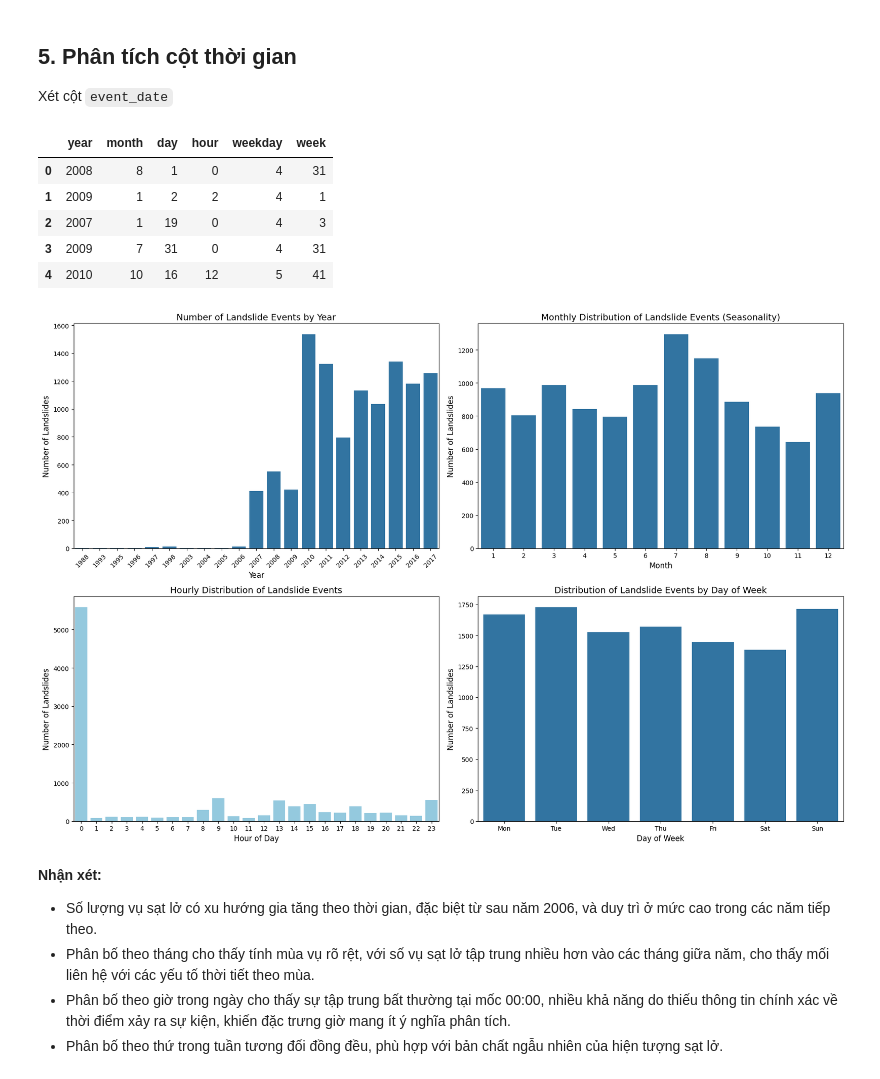
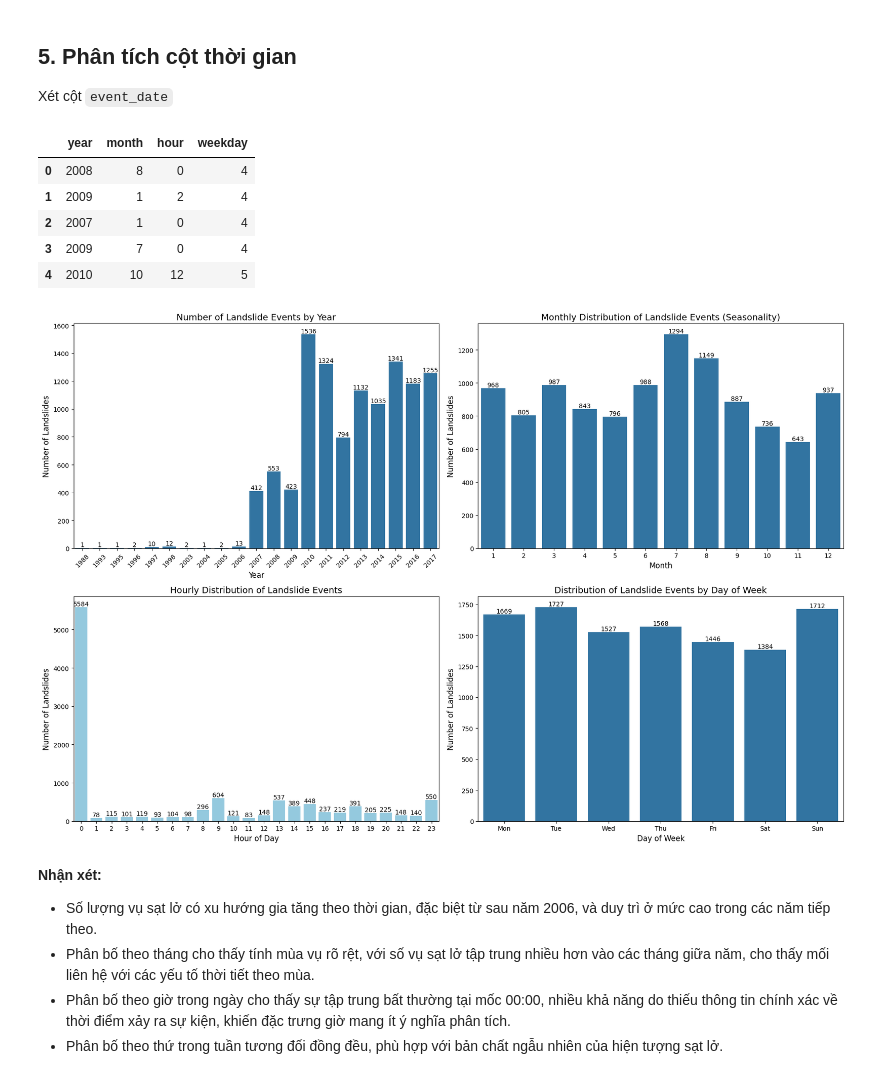
Before and after one commit to tientien01/Global-Landslide-Catalog-NASA-Analysis, a Jupyter notebook: notebook/02_data_exploration.ipynb, the cells around one changed output. Cells and saved outputs as stored; diff of their text form; code cells hidden in the pictures.

```diff
--- a/notebook/02_data_exploration.ipynb
+++ b/notebook/02_data_exploration.ipynb
@@ -561,7 +561,7 @@ Insight: Theo quy luật tự nhiên, sạt lở nhỏ thường xảy ra nhiề
 # --- 6. country_name ---
 plt.figure(figsize=(16, 8))
 
-sns.countplot(
+ax = sns.countplot(
     x='country_name',
     data=df,
     order=df['country_name'].value_counts().head(10).index,
@@ -570,7 +570,9 @@ sns.countplot(
 plt.title('Top 10 Countries by Number of Landslides', fontsize=14)
 plt.xlabel('Country Name', fontsize=12)
 plt.ylabel('Number of Landslides', fontsize=12)
-
+for p in ax.patches:
+    ax.annotate(int(p.get_height()), (p.get_x() + p.get_width()/2., p.get_height()),
+                ha='center', va='bottom', fontsize=10)
 
 plt.show()
 # %% [output]
@@ -673,19 +675,17 @@ df_time = pd.DataFrame()
 
 df_time['year'] = df['event_date'].dt.year
 df_time['month'] = df['event_date'].dt.month
-df_time['day'] = df['event_date'].dt.day
 df_time['hour'] = df['event_date'].dt.hour
 df_time['weekday'] = df['event_date'].dt.dayofweek    # 0 = Monday
-df_time['week'] = df['event_date'].dt.isocalendar().week.astype(int)
 
 df_time.head()
 # %% [output]
-|  | year | month | day | hour | weekday | week |
-| 0 | 2008 | 8 | 1 | 0 | 4 | 31 |
-| 1 | 2009 | 1 | 2 | 2 | 4 | 1 |
-| 2 | 2007 | 1 | 19 | 0 | 4 | 3 |
-| 3 | 2009 | 7 | 31 | 0 | 4 | 31 |
-| 4 | 2010 | 10 | 16 | 12 | 5 | 41 |
+|  | year | month | hour | weekday |
+| 0 | 2008 | 8 | 0 | 4 |
+| 1 | 2009 | 1 | 2 | 4 |
+| 2 | 2007 | 1 | 0 | 4 |
+| 3 | 2009 | 7 | 0 | 4 |
+| 4 | 2010 | 10 | 12 | 5 |
 # %%
 # Thiết lập kích thước
 fig, axes = plt.subplots(2, 2, figsize=(18, 12))
@@ -695,34 +695,46 @@ sns.countplot(data=df_time, x='year', ax=axes[0, 0])
 axes[0, 0].set_title('Number of Landslide Events by Year', fontsize=14)
 axes[0, 0].set_xlabel('Year', fontsize=12)
 axes[0, 0].set_ylabel('Number of Landslides', fontsize=12)
 axes[0, 0].tick_params(axis='x', rotation=45)
+for p in axes[0, 0].patches:
+    axes[0, 0].annotate(int(p.get_height()), (p.get_x() + p.get_width()/2., p.get_height()),
+                ha='center', va='bottom', fontsize=10)
 
 # 2. Tính mùa vụ theo Tháng (Seasonality)
 sns.countplot(data=df_time, x='month', ax=axes[0, 1])
 axes[0, 1].set_title('Monthly Distribution of Landslide Events (Seasonality)', fontsize=14)
 axes[0, 1].set_xlabel('Month', fontsize=12)
 axes[0, 1].set_ylabel('Number of Landslides', fontsize=12)
+for p in axes[0, 1].patches:
+    axes[0, 1].annotate(int(p.get_height()), (p.get_x() + p.get_width()/2., p.get_height()),
+                ha='center', va='bottom', fontsize=10)
 
 # 3. Phân bố theo Giờ (Hourly)
 sns.countplot(data=df_time, x='hour', ax=axes[1, 0], color='skyblue', order=range(0,24))
 axes[1, 0].set_title('Hourly Distribution of Landslide Events', fontsize=14)
 axes[1, 0].set_xlabel('Hour of Day', fontsize=12)
 axes[1, 0].set_ylabel('Number of Landslides', fontsize=12)
+for p in axes[1, 0].patches:
+    axes[1, 0].annotate(int(p.get_height()), (p.get_x() + p.get_width()/2., p.get_height()),
+                ha='center', va='bottom', fontsize=10)
 
 # 4. Kiểm tra thiên kiến ngày trong tuần (Weekday Bias)
 # Map 0->Mon, 6->Sun cho dễ nhìn
 weekday_map = {0:'Mon', 1:'Tue', 2:'Wed', 3:'Thu', 4:'Fri', 5:'Sat', 6:'Sun'}
 df_viz = df_time.copy()
 df_viz['weekday_name'] = df_viz['weekday'].map(weekday_map)
 sns.countplot(data=df_viz, x='weekday_name', ax=axes[1, 1], order=['Mon','Tue','Wed','Thu','Fri','Sat','Sun'])
 axes[1, 1].set_title('Distribution of Landslide Events by Day of Week', fontsize=14)
 axes[1, 1].set_xlabel('Day of Week', fontsize=12)
 axes[1, 1].set_ylabel('Number of Landslides', fontsize=12)
+for p in axes[1, 1].patches:
+    axes[1, 1].annotate(int(p.get_height()), (p.get_x() + p.get_width()/2., p.get_height()),
+                ha='center', va='bottom', fontsize=10)
 
 plt.tight_layout()
 plt.show()
 # %% [output]
-[figure, old version]
+[figure, new version]
 # %% [markdown]
 **Nhận xét:**
 - Số lượng vụ sạt lở có xu hướng gia tăng theo thời gian, đặc biệt từ sau năm 2006, và duy trì ở mức cao trong các năm tiếp theo.
```
Also changed, not shown: parts of 3 cells of this notebook, 4 other files.
